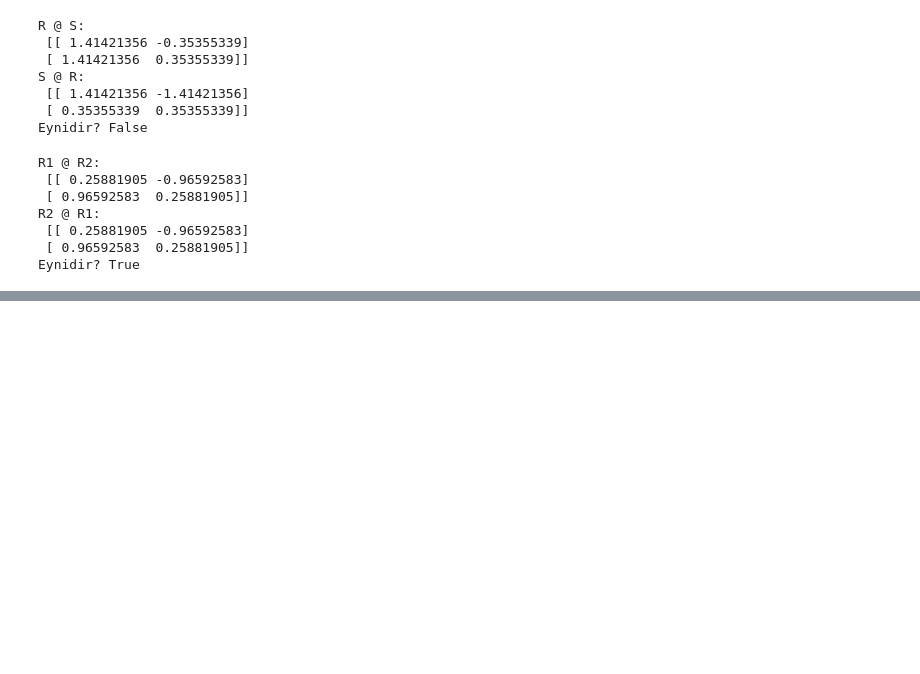
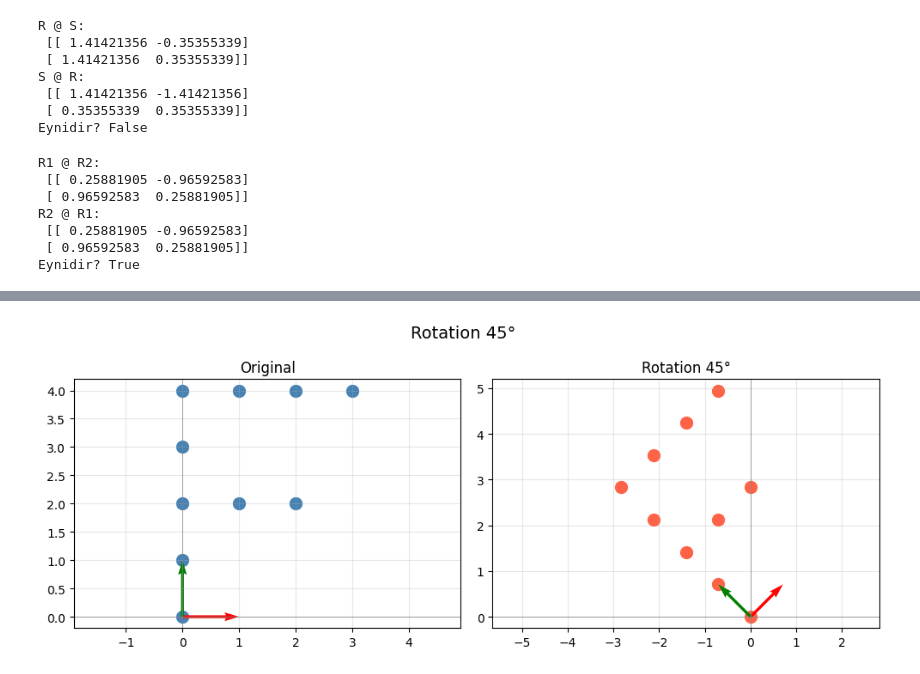
Before and after one commit to adilmaharlam/linear-algebra-journey, a Jupyter notebook: week02_transformations.ipynb, the cells around one changed output, grey strips where cells are left out. Drawn from its saved outputs; the diff is of its cells as text; code cells hidden in the pictures; blank space fills up the shorter version.

Commit message:
visualization complete

```diff
--- a/week02_transformations.ipynb
+++ b/week02_transformations.ipynb
@@ -156,3 +171,33 @@ R2 @ R1:
  [[ 0.25881905 -0.96592583]
  [ 0.96592583  0.25881905]]
 Eynidir? True
+# %%
+def plot_before_after(original, transformed, title, matrix):
+    fig, (ax1, ax2) = plt.subplots(1, 2, figsize=(10, 4))
+
+    # Sol qrafik — original
+    ax1.scatter(original[0], original[1], c='steelblue', s=100)
+    ax1.quiver(0, 0, 1, 0, color='red', scale=1, scale_units='xy', angles='xy')
+    ax1.quiver(0, 0, 0, 1, color='green', scale=1, scale_units='xy', angles='xy')
+    ax1.set_title("Original")
+    ax1.axhline(0, color='gray', lw=0.5)
+    ax1.axvline(0, color='gray', lw=0.5)
+    ax1.grid(True, alpha=0.3)
+    ax1.axis('equal')
+
+    # Sağ qrafik — çevrilmiş
+    # Matrixin sütunları — çevrilmiş bazis vektorları
+    i_hat = matrix[:, 0]
+    j_hat = matrix[:, 1]
+    ax2.scatter(transformed[0], transformed[1], c='tomato', s=100)
+    ax2.quiver(0, 0, i_hat[0], i_hat[1], color='red', scale=1, scale_units='xy', angles='xy')
+    ax2.quiver(0, 0, j_hat[0], j_hat[1], color='green', scale=1, scale_units='xy', angles='xy')
+    ax2.set_title(title)
+    ax2.axhline(0, color='gray', lw=0.5)
+    ax2.axvline(0, color='gray', lw=0.5)
+    ax2.grid(True, alpha=0.3)
+    ax2.axis('equal')
+
+    plt.suptitle(title, fontsize=14)
+    plt.tight_layout()
+    plt.show()
@@ -158,0 +209,4 @@ Eynidir? True
+# %%
+plot_before_after(points, A_rotation @ points, "Rotation 45°", A_rotation)
+# %% [output]
+[figure, added]
```
Also changed, not shown: parts of 10 cells of this notebook.
